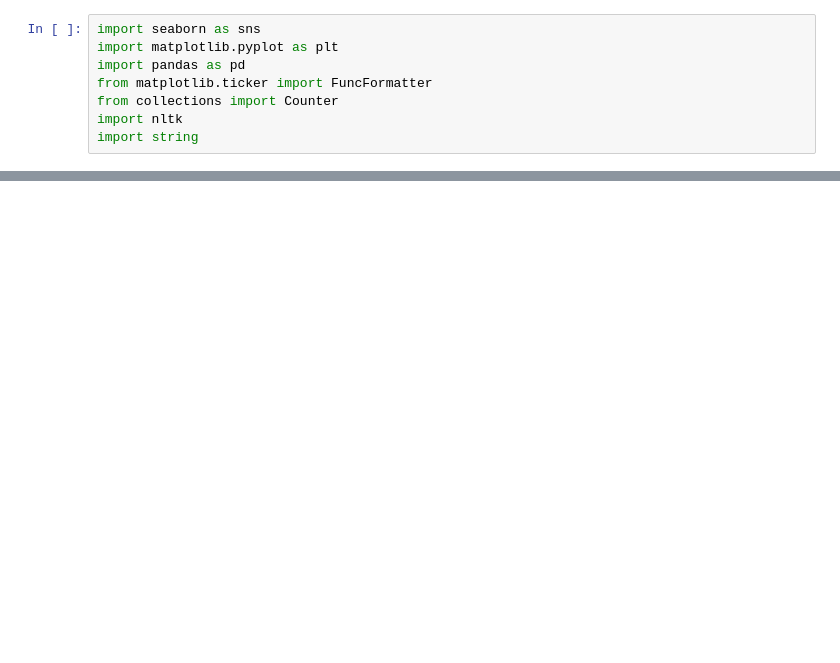
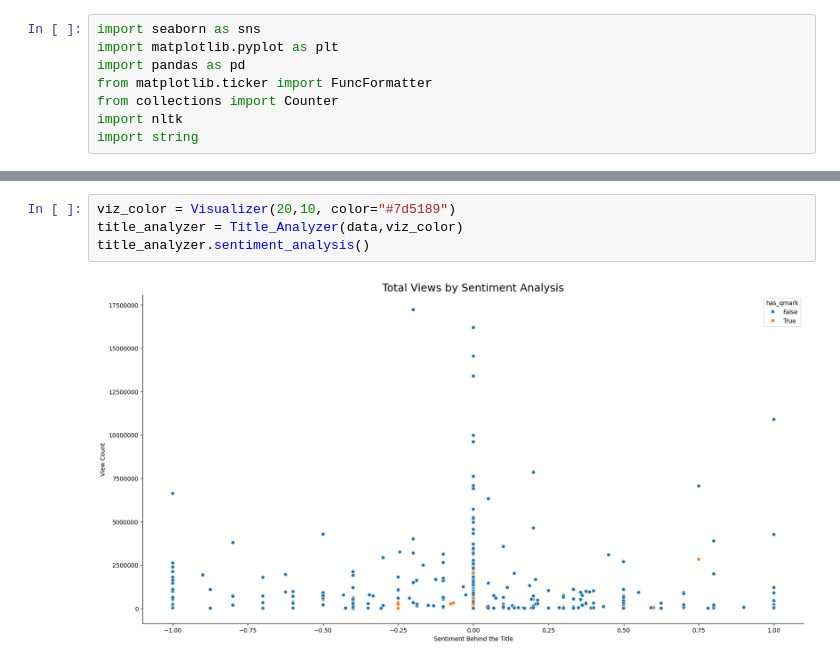
Before and after one commit to majacinka/youtube-titles-analysis, a Jupyter notebook: 03_data_visualization.ipynb, the cells around one changed output, grey strips where cells are left out. Saved outputs shown, nothing was run; the diff lists cells and outputs as text; blank space fills up the shorter version.

```diff
--- a/03_data_visualization.ipynb
+++ b/03_data_visualization.ipynb
@@ -77,3 +159,9 @@ plt.ylabel("View Count", fontsize=10)
+# %%
+viz_color = Visualizer(20,10, color="#7d5189")
+title_analyzer = Title_Analyzer(data,viz_color)
+title_analyzer.sentiment_analysis()
+# %% [output]
+[figure, added]
 # %%
 # Do popular videos have question marks?
 
```
Also changed, not shown: parts of 22 cells of this notebook.
